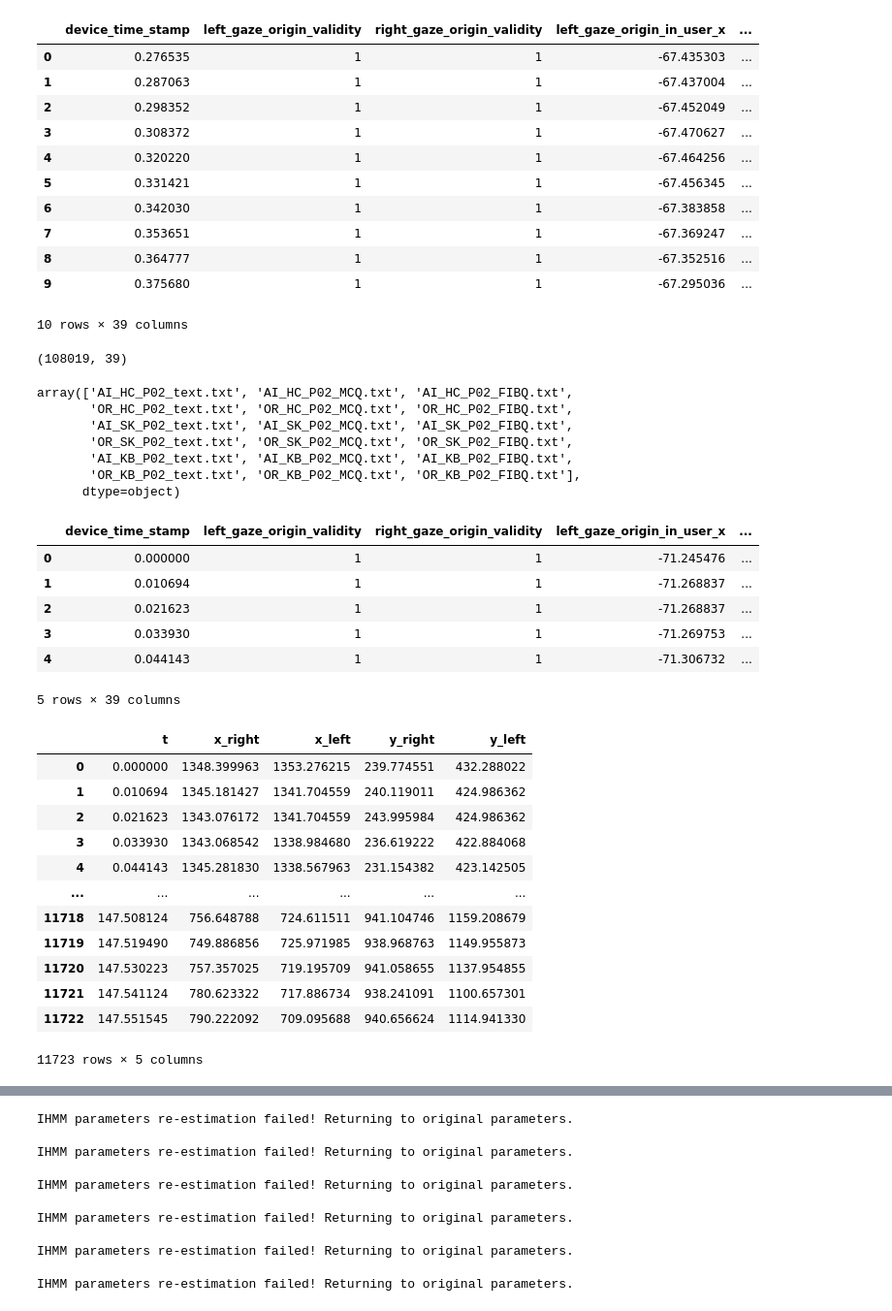
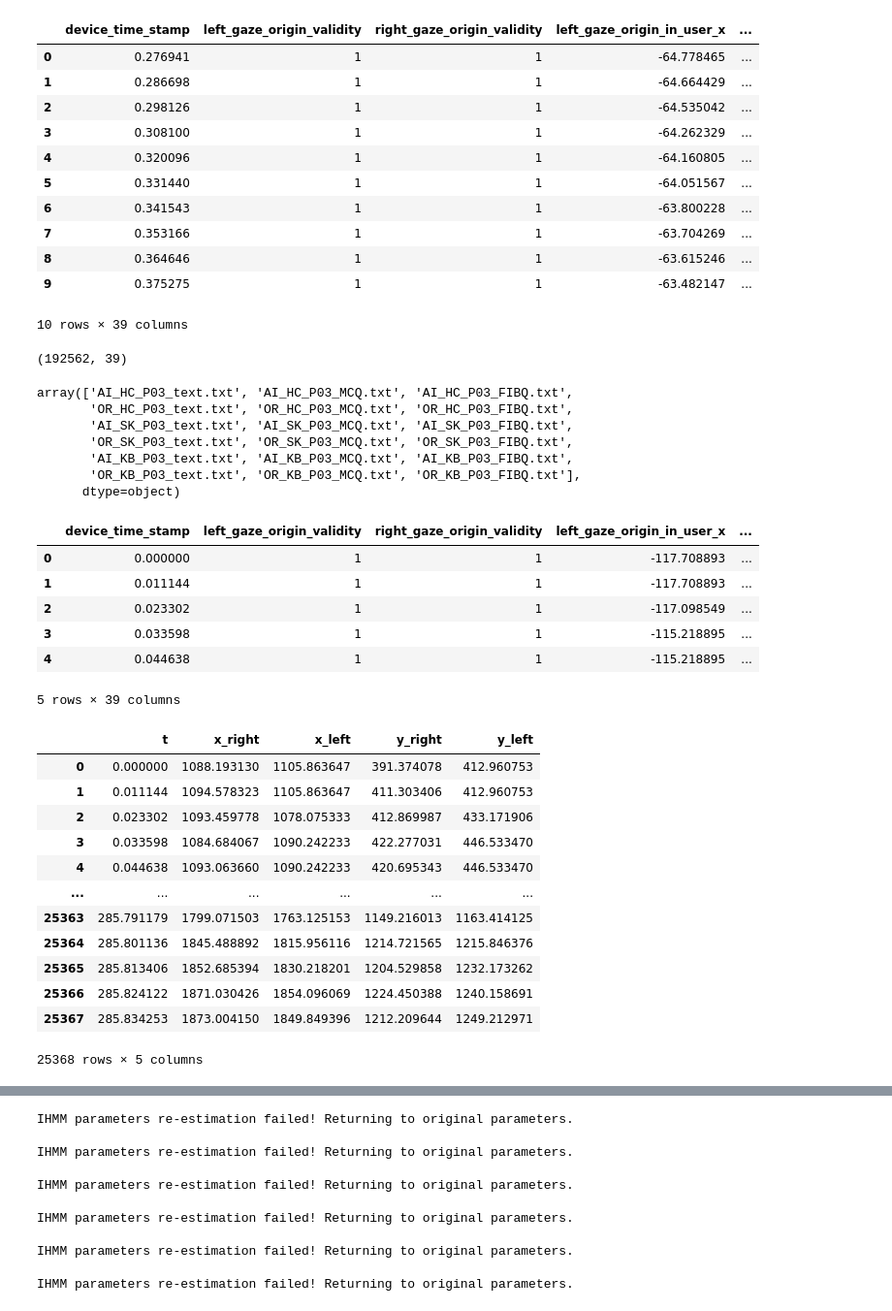
Before and after one commit to slayervictor/Fagpakkeprojekt-Eyes-Modelling, a Jupyter notebook: eye_tracking_expiriment/data_extraction.ipynb, the cells around one changed output, grey strips where cells are left out. Shown at 97% size. Drawn from its saved outputs; the diff is of its cells as text; code cells hidden in the pictures.

```diff
--- a/eye_tracking_expiriment/data_extraction.ipynb
+++ b/eye_tracking_expiriment/data_extraction.ipynb
@@ -12,36 +12,36 @@ testperson = 13
 # %%
 warnings.filterwarnings('ignore')
-gaze = pd.read_csv("../eye_tracking_expiriment\data\gaze_data_Victor_13.csv")
+gaze = pd.read_csv("../eye_tracking_expiriment\data\gaze_data_Alexander_14.csv")
 gaze.head(10)
 # %% [output]
 |  | device_time_stamp | left_gaze_origin_validity | right_gaze_origin_validity | left_gaze_origin_in_user_x | ... |
-| 0 | 0.276535 | 1 | 1 | -67.435303 | ... |
-| 1 | 0.287063 | 1 | 1 | -67.437004 | ... |
-| 2 | 0.298352 | 1 | 1 | -67.452049 | ... |
-| 3 | 0.308372 | 1 | 1 | -67.470627 | ... |
-| 4 | 0.320220 | 1 | 1 | -67.464256 | ... |
-| 5 | 0.331421 | 1 | 1 | -67.456345 | ... |
-| 6 | 0.342030 | 1 | 1 | -67.383858 | ... |
-| 7 | 0.353651 | 1 | 1 | -67.369247 | ... |
-| 8 | 0.364777 | 1 | 1 | -67.352516 | ... |
-| 9 | 0.375680 | 1 | 1 | -67.295036 | ... |
+| 0 | 0.276941 | 1 | 1 | -64.778465 | ... |
+| 1 | 0.286698 | 1 | 1 | -64.664429 | ... |
+| 2 | 0.298126 | 1 | 1 | -64.535042 | ... |
+| 3 | 0.308100 | 1 | 1 | -64.262329 | ... |
+| 4 | 0.320096 | 1 | 1 | -64.160805 | ... |
+| 5 | 0.331440 | 1 | 1 | -64.051567 | ... |
+| 6 | 0.341543 | 1 | 1 | -63.800228 | ... |
+| 7 | 0.353166 | 1 | 1 | -63.704269 | ... |
+| 8 | 0.364646 | 1 | 1 | -63.615246 | ... |
+| 9 | 0.375275 | 1 | 1 | -63.482147 | ... |
 10 rows × 39 columns
 # %%
 gaze = gaze.dropna()
 gaze.reset_index(drop=True, inplace=True)
 gaze.shape
 # %% [output]
-(108019, 39)
+(192562, 39)
 # %%
 un = gaze["text_file"].unique()
 un
 # %% [output]
-array(['AI_HC_P02_text.txt', 'AI_HC_P02_MCQ.txt', 'AI_HC_P02_FIBQ.txt',
-       'OR_HC_P02_text.txt', 'OR_HC_P02_MCQ.txt', 'OR_HC_P02_FIBQ.txt',
-       'AI_SK_P02_text.txt', 'AI_SK_P02_MCQ.txt', 'AI_SK_P02_FIBQ.txt',
-       'OR_SK_P02_text.txt', 'OR_SK_P02_MCQ.txt', 'OR_SK_P02_FIBQ.txt',
-       'AI_KB_P02_text.txt', 'AI_KB_P02_MCQ.txt', 'AI_KB_P02_FIBQ.txt',
-       'OR_KB_P02_text.txt', 'OR_KB_P02_MCQ.txt', 'OR_KB_P02_FIBQ.txt'],
+array(['AI_HC_P03_text.txt', 'AI_HC_P03_MCQ.txt', 'AI_HC_P03_FIBQ.txt',
+       'OR_HC_P03_text.txt', 'OR_HC_P03_MCQ.txt', 'OR_HC_P03_FIBQ.txt',
+       'AI_SK_P03_text.txt', 'AI_SK_P03_MCQ.txt', 'AI_SK_P03_FIBQ.txt',
+       'OR_SK_P03_text.txt', 'OR_SK_P03_MCQ.txt', 'OR_SK_P03_FIBQ.txt',
+       'AI_KB_P03_text.txt', 'AI_KB_P03_MCQ.txt', 'AI_KB_P03_FIBQ.txt',
+       'OR_KB_P03_text.txt', 'OR_KB_P03_MCQ.txt', 'OR_KB_P03_FIBQ.txt'],
       dtype=object)
 # %%
 im_HC_AI = gaze[(gaze["Label"] == "Immersive") & (gaze["text_file"] == un[0])]
@@ -65,11 +65,11 @@ im_KB_OR["device_time_stamp"] = im_KB_OR["device_time_stamp"] - im_KB_OR["device
 im_SK_OR.head(5)
 # %% [output]
 |  | device_time_stamp | left_gaze_origin_validity | right_gaze_origin_validity | left_gaze_origin_in_user_x | ... |
-| 0 | 0.000000 | 1 | 1 | -71.245476 | ... |
-| 1 | 0.010694 | 1 | 1 | -71.268837 | ... |
-| 2 | 0.021623 | 1 | 1 | -71.268837 | ... |
-| 3 | 0.033930 | 1 | 1 | -71.269753 | ... |
-| 4 | 0.044143 | 1 | 1 | -71.306732 | ... |
+| 0 | 0.000000 | 1 | 1 | -117.708893 | ... |
+| 1 | 0.011144 | 1 | 1 | -117.708893 | ... |
+| 2 | 0.023302 | 1 | 1 | -117.098549 | ... |
+| 3 | 0.033598 | 1 | 1 | -115.218895 | ... |
+| 4 | 0.044638 | 1 | 1 | -115.218895 | ... |
 5 rows × 39 columns
 # %%
 left_x = im_SK_OR['left_gaze_point_on_display_area_x']*2560
@@ -81,18 +81,18 @@ eyes = pd.DataFrame({'t': t, 'x_right': right_x, 'x_left': left_x, 'y_right': ri
 eyes
 # %% [output]
 |  | t | x_right | x_left | y_right | y_left |
-| 0 | 0.000000 | 1348.399963 | 1353.276215 | 239.774551 | 432.288022 |
-| 1 | 0.010694 | 1345.181427 | 1341.704559 | 240.119011 | 424.986362 |
-| 2 | 0.021623 | 1343.076172 | 1341.704559 | 243.995984 | 424.986362 |
-| 3 | 0.033930 | 1343.068542 | 1338.984680 | 236.619222 | 422.884068 |
-| 4 | 0.044143 | 1345.281830 | 1338.567963 | 231.154382 | 423.142505 |
+| 0 | 0.000000 | 1088.193130 | 1105.863647 | 391.374078 | 412.960753 |
+| 1 | 0.011144 | 1094.578323 | 1105.863647 | 411.303406 | 412.960753 |
+| 2 | 0.023302 | 1093.459778 | 1078.075333 | 412.869987 | 433.171906 |
+| 3 | 0.033598 | 1084.684067 | 1090.242233 | 422.277031 | 446.533470 |
+| 4 | 0.044638 | 1093.063660 | 1090.242233 | 420.695343 | 446.533470 |
 | ... | ... | ... | ... | ... | ... |
-| 11718 | 147.508124 | 756.648788 | 724.611511 | 941.104746 | 1159.208679 |
-| 11719 | 147.519490 | 749.886856 | 725.971985 | 938.968763 | 1149.955873 |
-| 11720 | 147.530223 | 757.357025 | 719.195709 | 941.058655 | 1137.954855 |
-| 11721 | 147.541124 | 780.623322 | 717.886734 | 938.241091 | 1100.657301 |
-| 11722 | 147.551545 | 790.222092 | 709.095688 | 940.656624 | 1114.941330 |
+| 25363 | 285.791179 | 1799.071503 | 1763.125153 | 1149.216013 | 1163.414125 |
+| 25364 | 285.801136 | 1845.488892 | 1815.956116 | 1214.721565 | 1215.846376 |
+| 25365 | 285.813406 | 1852.685394 | 1830.218201 | 1204.529858 | 1232.173262 |
+| 25366 | 285.824122 | 1871.030426 | 1854.096069 | 1224.450388 | 1240.158691 |
+| 25367 | 285.834253 | 1873.004150 | 1849.849396 | 1212.209644 | 1249.212971 |
-11723 rows × 5 columns
+25368 rows × 5 columns
 # %%
 f, axes = plt.subplots(2, 1, figsize=(15, 8))
 
```
Also changed, not shown: parts of 8 cells of this notebook, 2 other files.
